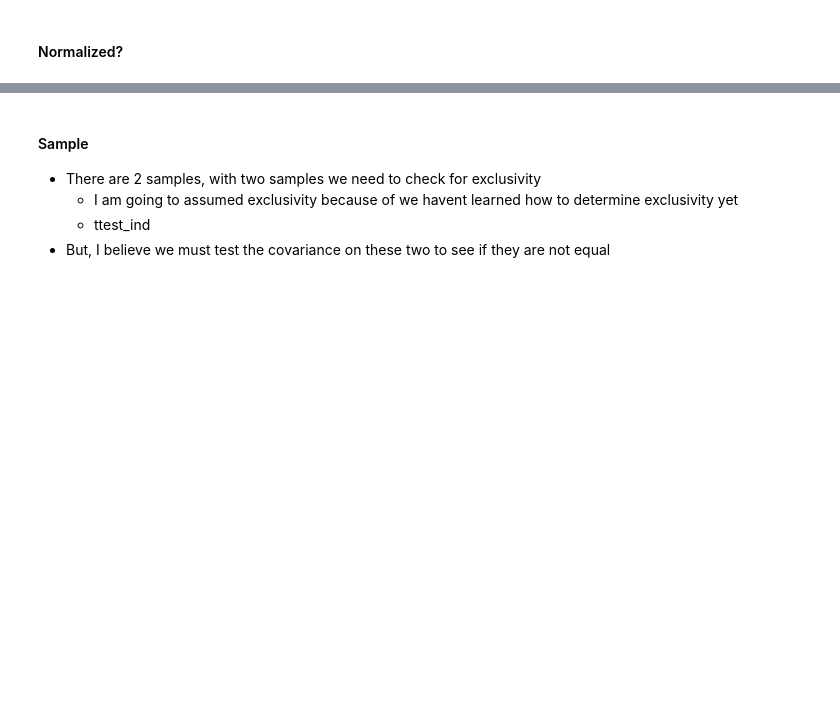
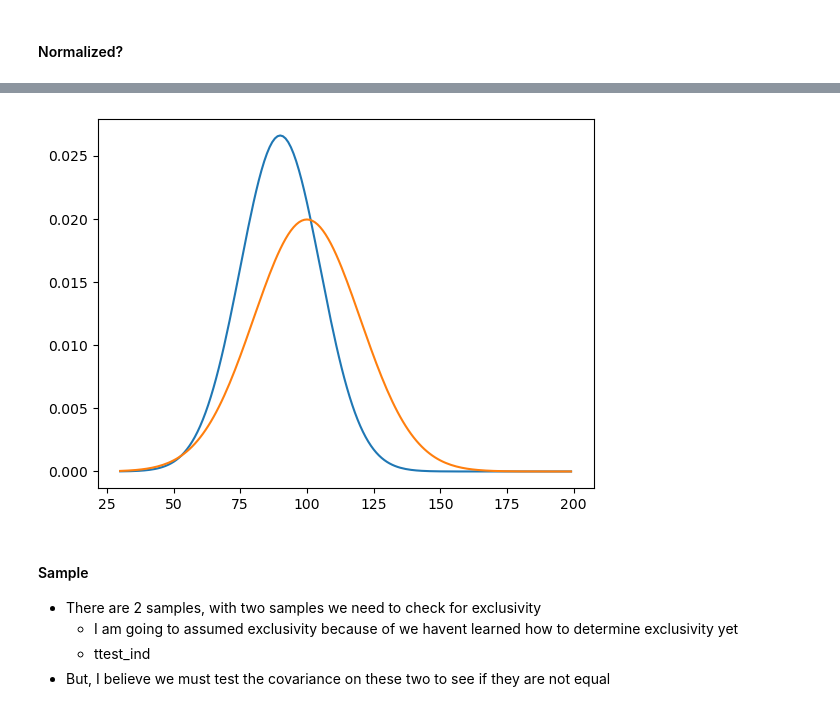
Before and after one commit to aaron-mv-moore/statistics-exercises, a Jupyter notebook: hypothesis_testing.ipynb, the cells around one changed output, grey strips where cells are left out. Cells and saved outputs as stored; diff of their text form; code cells hidden in the pictures; blank space fills up the shorter version.

```diff
--- a/hypothesis_testing.ipynb
+++ b/hypothesis_testing.ipynb
@@ -172,3 +188,14 @@ plt.show;
+# %%
+# third plotting type
+x = np.arange(30, 200)
+y = [office_one_dist.pdf(i) for i in x]
+y2 = [office_two_dist.pdf(i) for i in x]
+
+plt.plot(x, y)
+plt.plot(x, y2)
+plt.show()
+# %% [output]
+[figure, added]
 # %%
 # both are normal, we may continue with the ttest without making adjustments
 # %% [markdown]
```
Also changed, not shown: parts of 83 cells of this notebook.
